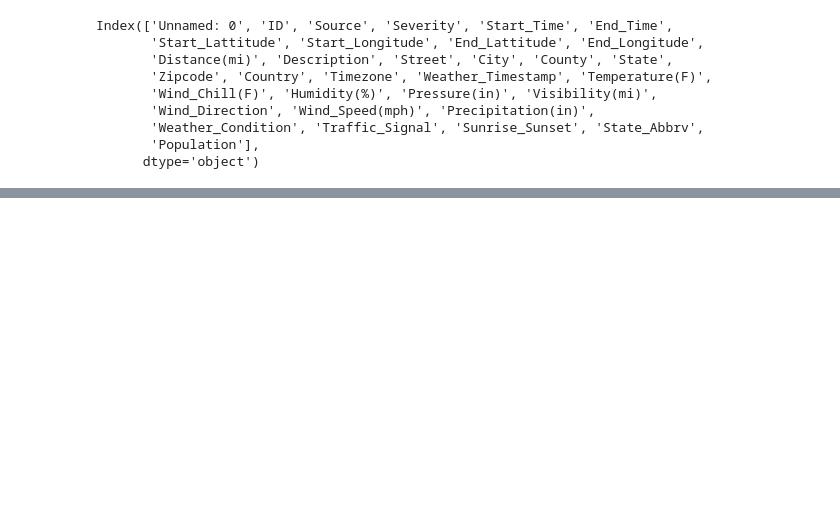
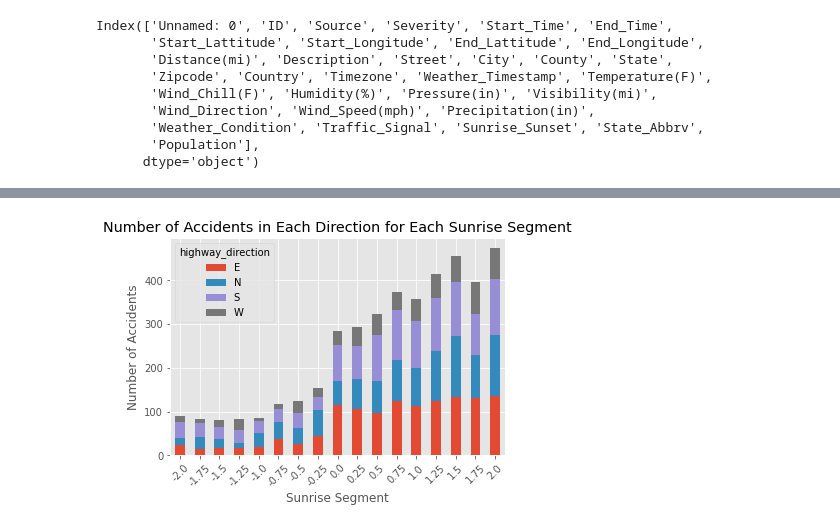
Before and after one commit to hoangttrang/eda-final, a Jupyter notebook: sunrise_sunset_data_clean.ipynb, the cells around one changed output, grey strips where cells are left out. Drawn from its saved outputs; the diff is of its cells as text; code cells hidden in the pictures; blank space fills up the shorter version.

```diff
--- a/sunrise_sunset_data_clean.ipynb
+++ b/sunrise_sunset_data_clean.ipynb
@@ -156,0 +288,23 @@ Predicted Direction: North
+# %%
+# Now focous only on Sunrise period, and plot the number of accidents in each direction for each segment
+# Filter the data for sunrise period
+sunrise_data = accidents_data[accidents_data['sunrise_segment'].notnull()]
+
+# Group the data by sunrise segment and direction, and count the number of accidents in each segment-direction combination
+sunrise_counts_by_direction = sunrise_data.groupby(['sunrise_segment', 'highway_direction']).size().unstack()
+
+# Plot the number of accidents in each direction for each segment
+sunrise_counts_by_direction.plot(kind='bar', stacked=True)
+
+# Add labels and title
+plt.xlabel('Sunrise Segment')
+plt.ylabel('Number of Accidents')
+plt.title('Number of Accidents in Each Direction for Each Sunrise Segment')
+
+# Rotate the x-axis labels
+plt.xticks(rotation=45)
+
+# Show the plot
+plt.show()
+# %% [output]
+[figure, added]
```
Also changed, not shown: parts of 28 cells of this notebook.
